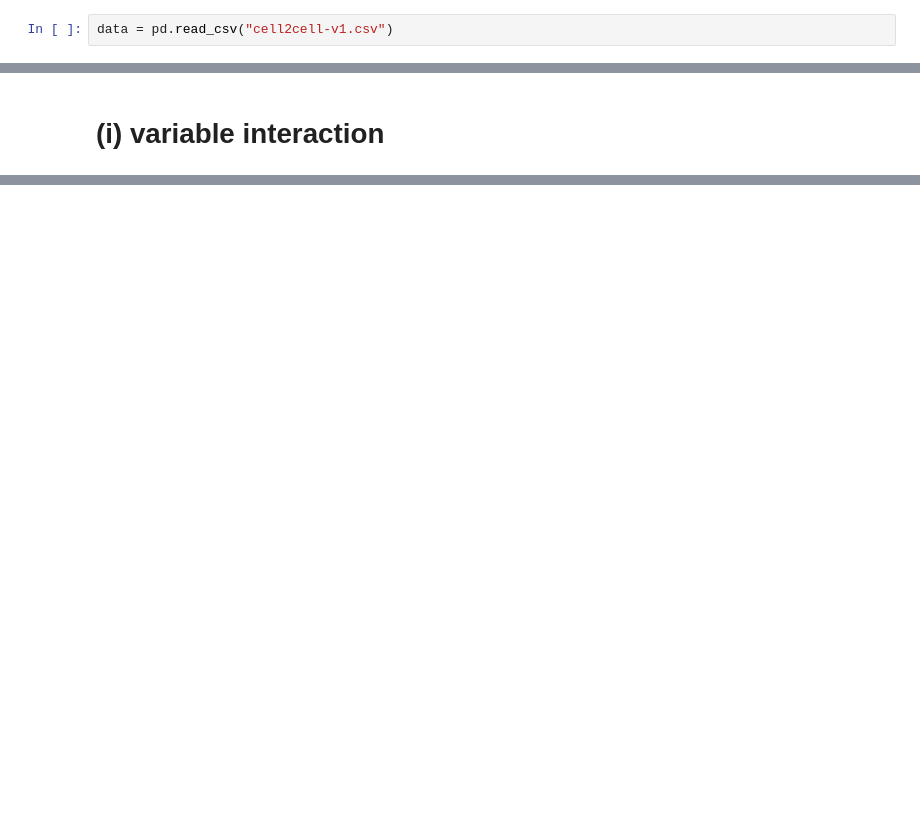
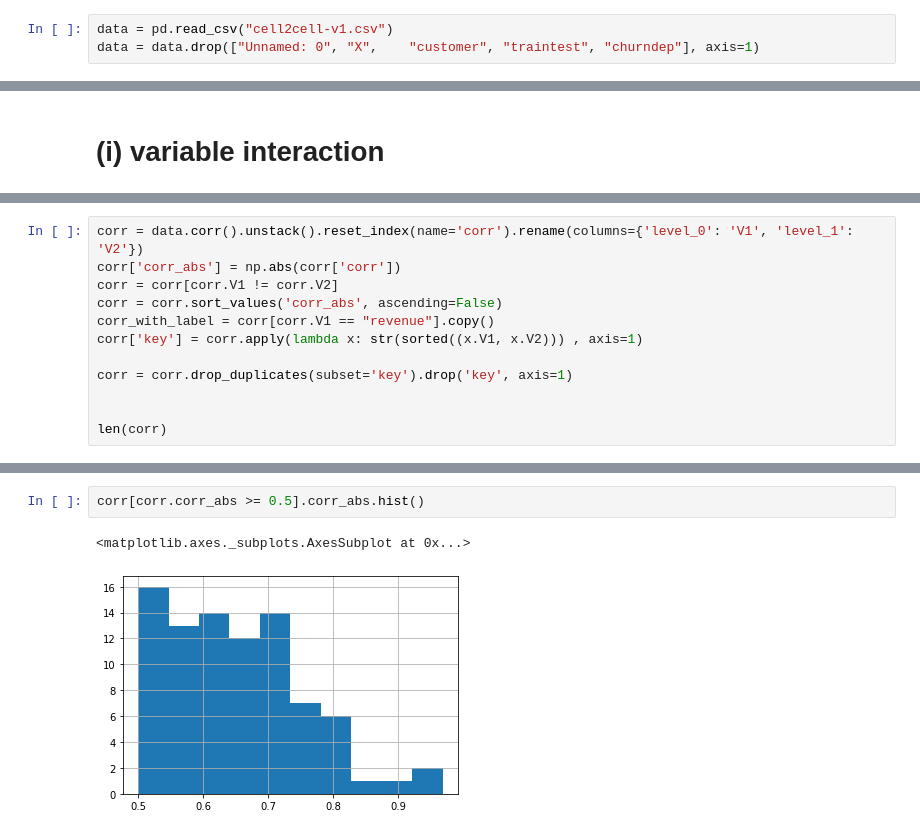
Before and after one commit to erdemsirel/ozu_data_science, a Jupyter notebook: M5 - General Linear Models/Erdem Sirel Project GLM.ipynb, the cells around one changed output, grey strips where cells are left out. Saved outputs shown, nothing was run; the diff lists cells and outputs as text; blank space fills up the shorter version.

```diff
--- a/M5 - General Linear Models/Erdem Sirel Project GLM.ipynb
+++ b/M5 - General Linear Models/Erdem Sirel Project GLM.ipynb
@@ -12,2 +14,3 @@ from sklearn.preprocessing import MinMaxScaler, StandardScaler
 # %%
 data = pd.read_csv("cell2cell-v1.csv")
+data = data.drop(["Unnamed: 0",	"X",	"customer",	"traintest", "churndep"], axis=1)
@@ -120,0 +96,12 @@ data.withcorr()
+# %%
+corr = data.corr().unstack().reset_index(name='corr').rename(columns={'level_0': 'V1', 'level_1': 'V2'})
+corr['corr_abs'] = np.abs(corr['corr'])
+corr = corr[corr.V1 != corr.V2]
+corr = corr.sort_values('corr_abs', ascending=False)
+corr_with_label = corr[corr.V1 == "revenue"].copy()
+corr['key'] = corr.apply(lambda x: str(sorted((x.V1, x.V2))) , axis=1)
+
+corr = corr.drop_duplicates(subset='key').drop('key', axis=1)
+
+
+len(corr)
@@ -120,0 +122,5 @@ data.withcorr()
+# %%
+corr[corr.corr_abs >= 0.5].corr_abs.hist()
+# %% [output]
+<matplotlib.axes._subplots.AxesSubplot at 0x...>
+[figure, added]
```
Also changed, not shown: parts of 28 cells of this notebook.
